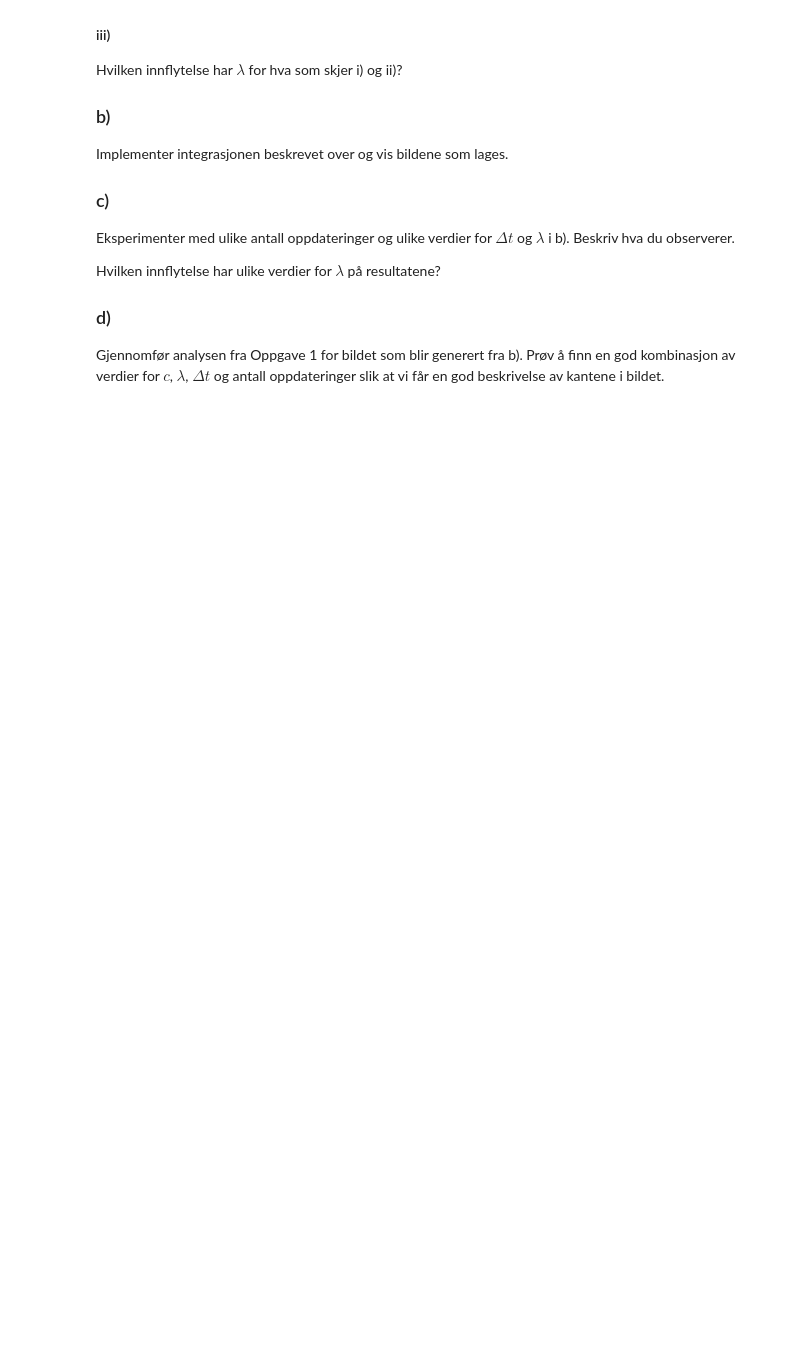
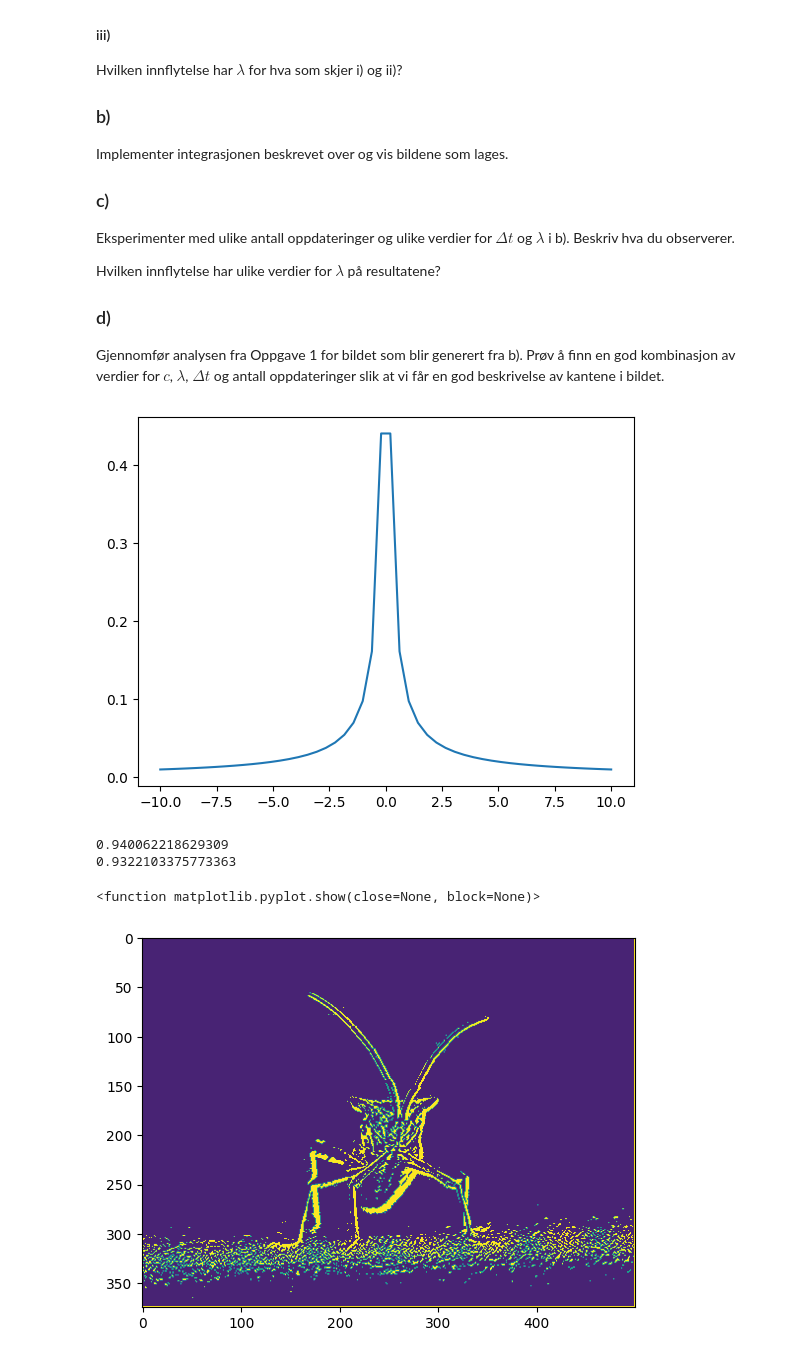
Before and after one commit to AugOks/Gruppe5Prosjekt, a Jupyter notebook: D_data.ipynb, the cells around one changed output. Saved outputs shown, nothing was run; the diff lists cells and outputs as text; code cells hidden in the pictures; blank space fills up the shorter version.

```diff
--- a/D_data.ipynb
+++ b/D_data.ipynb
@@ -418,0 +425,56 @@ Gjennomfør analysen fra Oppgave 1 for bildet som blir generert fra b). Prøv å
+# %%
+# Oppgave 4
+
+testX = np.linspace(-10, 10)
+
+plt.plot(testX, g(testX, 0.1))
+plt.show()
+
+
+nablaF = np.zeros((Sy,Sx))
+Gf = nablaF
+Ft = Gf
+Hf = Ft
+def g(x, lam):
+    return 1/(np.sqrt(1+ ((x)**2/lam**2)))
+print(g(np.min(fx),1))
+print(g(np.max(fx),1))
+for i in range(1, Sy):
+    for j in range(1, Sx):
+        nablaF[i,j] = np.sqrt(fx[i,j]**2  + fy[i,j]**2)
+        Gf[i,j] = g(nablaF[i,j], 0.1)
+
+def kutt_3(x):
+    c = 0.01# du kan prøve å endre på denne verdien
+    value = 1
+    if x <= c: value = 0.1
+    return value
+
+def g_x(x,y):
+  return Gf[x,y]*fx[x,y]
+def g_y(x,y):
+  return Gf[x,y]*fy[x,y]
+#Partial derivative numerical function on x
+
+# Second order partial derivative on xx
+def g_xx(x,y):
+    return (g_x(x+ Dx ,y) - g_x(x- Dx, y))/2*Dx
+# Second order partial derivative on yy
+def g_yy(x,y):
+    return (g_y(x ,y+ Dy) - g_y(x, y- Dy))/2*Dy
+
+for i in range(1, Sy-1):
+    for j in range(1, Sx-1):
+        Ft[i,j] = g_xx(i,j) + g_yy(i,j)
+
+for i in range(1, Sy):
+    for j in range(1,Sx):
+        Ft[i,j] = kutt_3(Ft[i,j])
+plt.imshow(Ft)
+plt.show
+# %% [output]
+[figure, added]
+0.940062218629309
+0.9322103375773363
+<function matplotlib.pyplot.show(close=None, block=None)>
+[figure, added]
```
Also changed, not shown: parts of 4 cells of this notebook.
